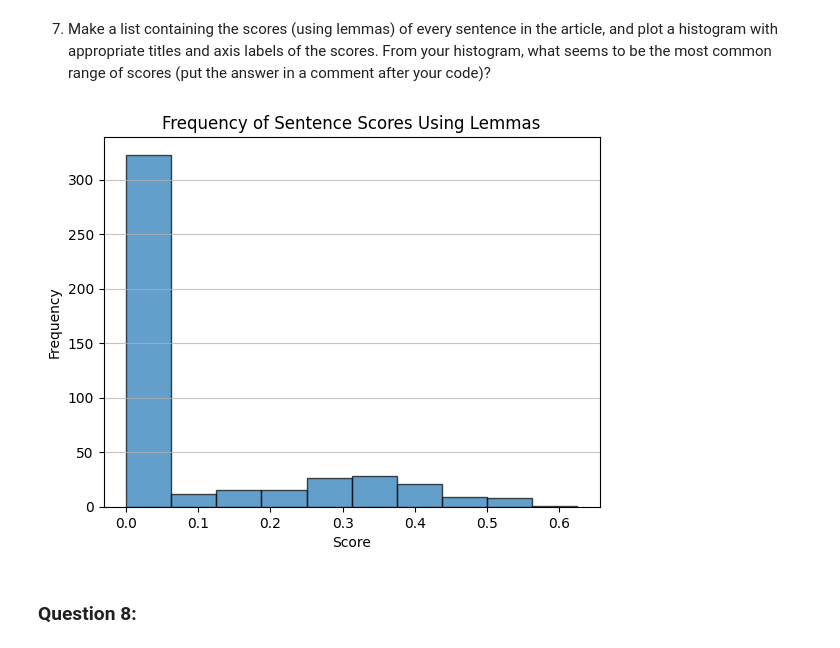
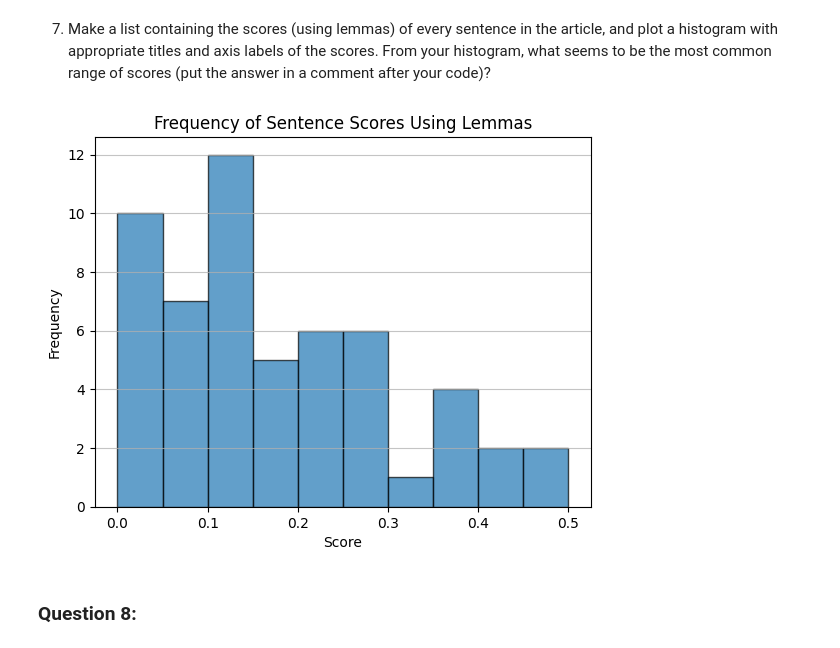
Before and after one commit to jrandl/web-scraping, a Jupyter notebook: web-scraping.ipynb, the cells around one changed output. Drawn from its saved outputs; the diff is of its cells as text; code cells hidden in the pictures.

```diff
--- a/web-scraping.ipynb
+++ b/web-scraping.ipynb
@@ -119,0 +93,21 @@ OK
+# %%
+import pickle
+from bs4 import BeautifulSoup
+
+file_name = 'webpage.pkl'
+
+# Load the HTML content from the pickle file
+with open(file_name, 'rb') as webpage:
+    data = pickle.load(webpage)
+
+# Parse the HTML with BeautifulSoup
+soup = BeautifulSoup(data, 'html.parser')
+
+# Extract the article content from the specific div
+article = soup.find('div', class_='entry-content')
+
+# Extract the plain text from the article
+article_text = article.get_text(separator="\n").strip() if article else "Article content not found."
+
+# Print the article content
+print(article_text)
@@ -129,7 +141,7 @@ from collections import Counter
 nlp = spacy.load("en_core_web_sm")
 
 # Input text
-text = html.get_text()
+text = article_text
 
 # Process the text
 doc = nlp(text)
@@ -166,7 +178,7 @@ from collections import Counter
 nlp = spacy.load("en_core_web_sm")
 
 # Input text
-text = html.get_text()
+text = article_text
 
 # Process the text
 doc = nlp(text)
@@ -239,8 +251,8 @@ text = "When we think about the onward march of automotive technology, headlight
 doc = nlp(text)
 
 # Define the tokens and lemmas to test
-interesting_tokens = ["comment", "march", "2021", "says", "report"] # Top 5 most frequent tokens from question 3
-interesting_lemmas = ["comment", "say", "march", "2021", "report"] # Top 5 most frequent lemmas from question 4
+interesting_tokens = ["laser", "headlights", "technology", "headlight", "led"] # Top 5 most frequent tokens from question 3
+interesting_lemmas = ["laser", "headlight", "beam", "technology", "led"] # Top 5 most frequent lemmas from question 4
 
 # Split the text into sentences
 sentences = [sent.text.strip() for sent in doc.sents]
@@ -303,35 +315,35 @@ plt.show()
 # %%
 import spacy
 import matplotlib.pyplot as plt
 
 # Load the spaCy pipeline
 nlp = spacy.load("en_core_web_sm")
 
 # Input text
-text = html.get_text()
+text = article_text
 
 # Process the text into sentences
 doc = nlp(text)
 sentences = [sent.text.strip() for sent in doc.sents]
 
 # Calculate scores for each sentence
 sentence_scores = [score_sentence_by_lemma(sentence, interesting_lemmas) for sentence in sentences]
 
 # Plot the histogram
 plt.hist(sentence_scores, bins=10, edgecolor='black', alpha=0.7)
 plt.title("Frequency of Sentence Scores Using Lemmas")
 plt.xlabel("Score")
 plt.ylabel("Frequency")
 plt.grid(axis='y', alpha=0.75)
 plt.show()
 
 
 #----------------------------------------------------------------------------------------#
 # Question: From your histogram, what seems to be the most common range of scores?
-# Answer: Looking at my histogram, the most common range of scores is between 0.0 and 0.1.
+# Answer: Looking at my histogram, the most common range of scores is between 0.1 and 0.2.
 #----------------------------------------------------------------------------------------#
 # %% [output]
-[figure, old version]
+[figure, new version]
 # %% [markdown]
 ### Question 8:
 # %% [markdown]
```
Also changed, not shown: parts of 6 cells of this notebook.
